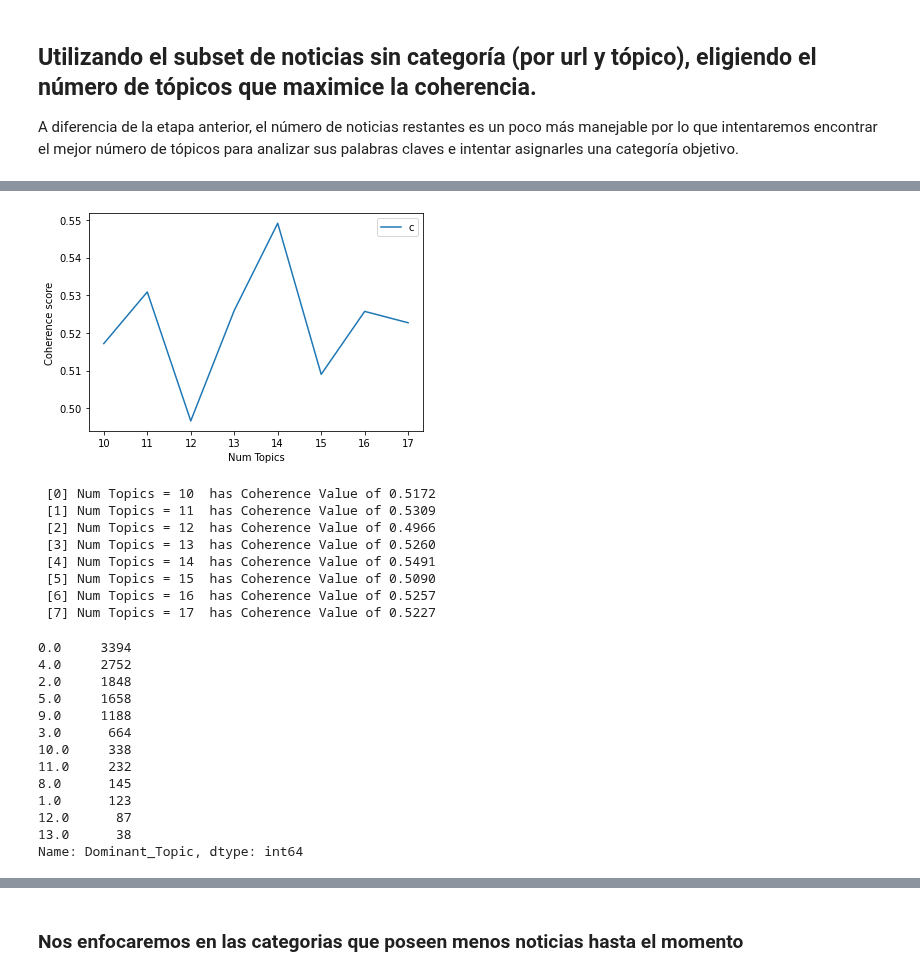
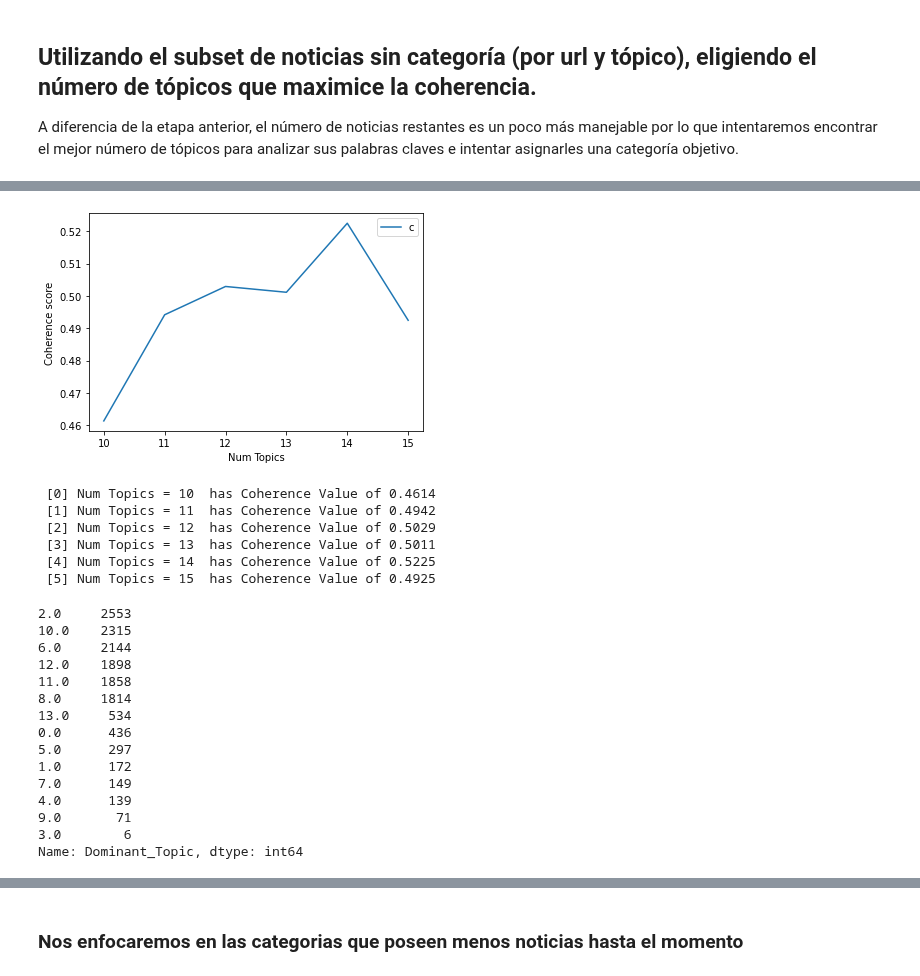
Before and after one commit to matiasbarram/INFO279-TAL-Proyecto, a Jupyter notebook: paso_2_re_extraccion_lda.ipynb, the cells around one changed output, grey strips where cells are left out. Saved outputs shown, nothing was run; the diff lists cells and outputs as text; code cells hidden in the pictures.

```diff
--- a/paso_2_re_extraccion_lda.ipynb
+++ b/paso_2_re_extraccion_lda.ipynb
@@ -151,7 +151,7 @@ class Coherencio:
 
 A diferencia de la etapa anterior, el número de noticias restantes es un poco más manejable por lo que intentaremos encontrar el mejor número de tópicos para analizar sus palabras claves e intentar asignarles una categoría objetivo.
 # %%
-filename = './df_sin_topic.csv'
+filename = './intermediate_data/df_sin_topic.csv'
 base_df = pd.read_csv(filename)[['id', 'url', 'title', 'content', 'text_list']]
 base_df.head()
 # %% [output]
@@ -164,35 +164,34 @@ base_df.head()
 # %%
-# cohelho = Coherencio(base_df, 14)
-cohelho = Coherencio(base_df, 10, limit=18, step=1)
-cohelho.compute_coherence_values()
-cohelho.plot_coherences()
+coherences = Coherencio(base_df, 10, limit=16, step=1)
+coherences.compute_coherence_values()
+coherences.plot_coherences()
 # %% [output]
-[figure, old version]
+[figure, new version]
- [0] Num Topics = 10  has Coherence Value of 0.5172
- [1] Num Topics = 11  has Coherence Value of 0.5309
- [2] Num Topics = 12  has Coherence Value of 0.4966
- [3] Num Topics = 13  has Coherence Value of 0.5260
- [4] Num Topics = 14  has Coherence Value of 0.5491
- [5] Num Topics = 15  has Coherence Value of 0.5090
- [6] Num Topics = 16  has Coherence Value of 0.5257
- [7] Num Topics = 17  has Coherence Value of 0.5227
+ [0] Num Topics = 10  has Coherence Value of 0.4614
+ [1] Num Topics = 11  has Coherence Value of 0.4942
+ [2] Num Topics = 12  has Coherence Value of 0.5029
+ [3] Num Topics = 13  has Coherence Value of 0.5011
+ [4] Num Topics = 14  has Coherence Value of 0.5225
+ [5] Num Topics = 15  has Coherence Value of 0.4925
 # %%
 # si se hace con un solo num_topics se puede omitir
-#cohelho.choose_best_model(4)
-cohelho.format_topics_documents()
-cohelho.count_per_topic()
+coherences.choose_best_model(4)
+coherences.format_topics_documents()
+coherences.count_per_topic()
 # %% [output]
-0.0     3394
-4.0     2752
-2.0     1848
-5.0     1658
-9.0     1188
-3.0      664
-10.0     338
-11.0     232
-8.0      145
-1.0      123
-12.0      87
-13.0      38
+2.0     2553
+10.0    2315
+6.0     2144
+12.0    1898
+11.0    1858
+8.0     1814
+13.0     534
+0.0      436
+5.0      297
+1.0      172
+7.0      149
+4.0      139
+9.0       71
+3.0        6
 Name: Dominant_Topic, dtype: int64
 # %%
```
Also changed, not shown: parts of 85 cells of this notebook, 8 other files.
